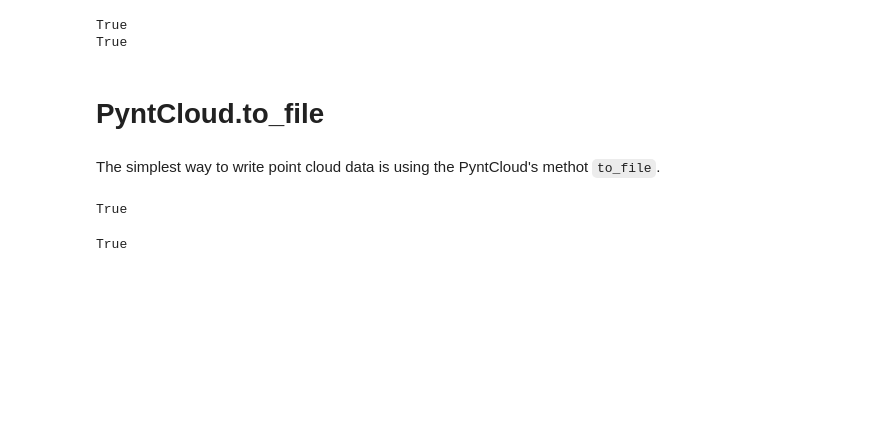
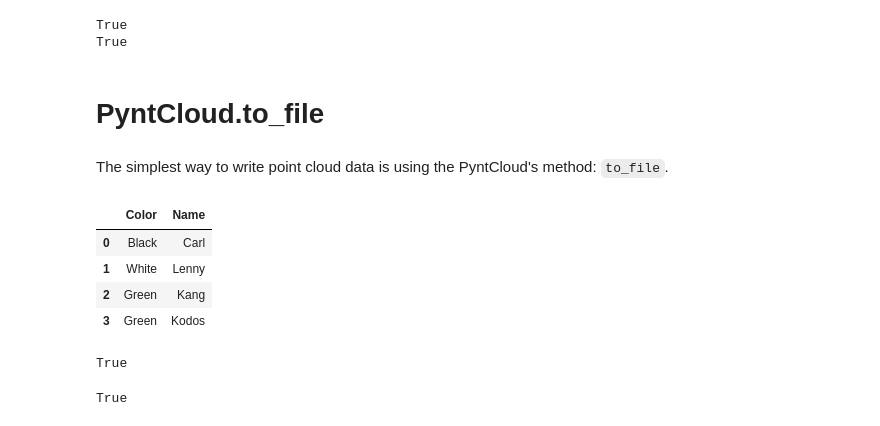
Before and after one commit to daavoo/pyntcloud, a Jupyter notebook: docs/Reading and Writing/from_file & to_file.ipynb, the cells around one changed output. Saved outputs shown, nothing was run; the diff lists cells and outputs as text; code cells hidden in the pictures; blank space fills up the shorter version.

```diff
--- a/docs/Reading and Writing/from_file & to_file.ipynb
+++ b/docs/Reading and Writing/from_file & to_file.ipynb
@@ -88,5 +88,16 @@ True
 # %% [markdown]
 # PyntCloud.to_file
 # %% [markdown]
-The simplest way to write point cloud data is using the PyntCloud's methot `to_file`.
+The simplest way to write point cloud data is using the PyntCloud's method: `to_file`.
+# %%
+import pandas as pd
+important_information = pd.DataFrame({"Color": ["Black", "White", "Green", "Green"],
+                                      "Name": ["Carl", "Lenny", "Kang", "Kodos"]})
+important_information
+# %% [output]
+|  | Color | Name |
+| 0 | Black | Carl |
+| 1 | White | Lenny |
+| 2 | Green | Kang |
+| 3 | Green | Kodos |
 # %%
```
Also changed, not shown: parts of 5 cells of this notebook, 5 other files.
